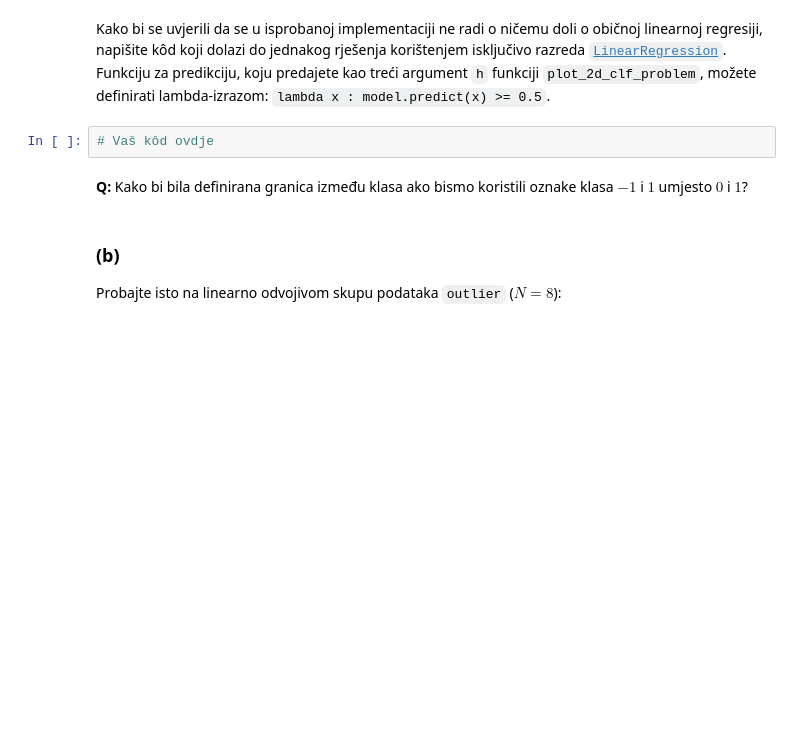
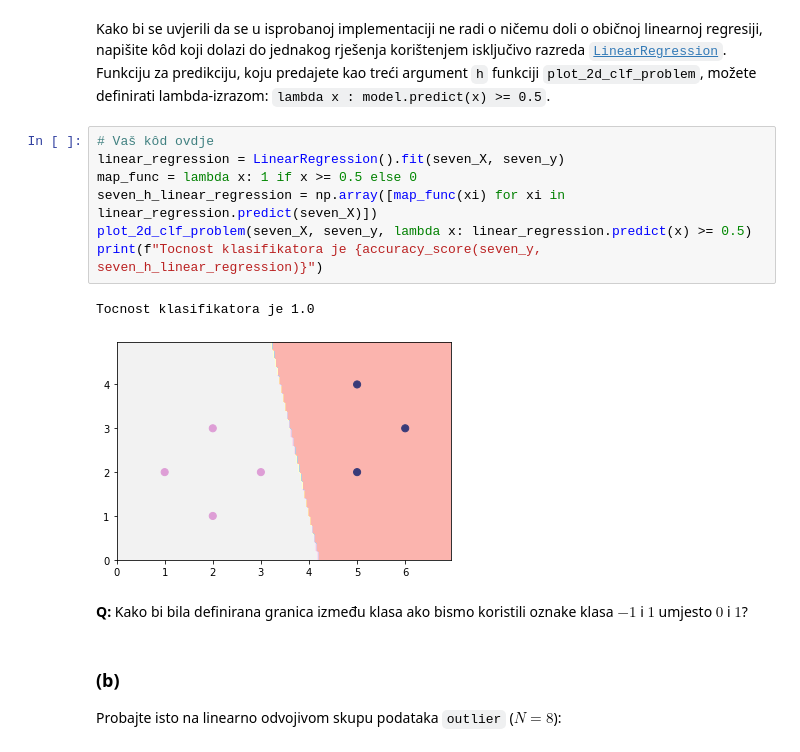
Before and after one commit to dbrcina/SU-FER-2020-21, a Jupyter notebook: SU-2020-LAB02-0036506587.ipynb, the cells around one changed output. Cells and saved outputs as stored; diff of their text form; blank space fills up the shorter version.

```diff
--- a/SU-2020-LAB02-0036506587.ipynb
+++ b/SU-2020-LAB02-0036506587.ipynb
@@ -88,7 +98,15 @@ seven_y = np.array([1, 1, 1, 1, 0, 0, 0])
 # %% [markdown]
 Kako bi se uvjerili da se u isprobanoj implementaciji ne radi o ničemu doli o običnoj linearnoj regresiji, napišite kôd koji dolazi do jednakog rješenja korištenjem isključivo razreda [`LinearRegression`](http://scikit-learn.org/stable/modules/generated/sklearn.linear_model.LinearRegression.html). Funkciju za predikciju, koju predajete kao treći argument `h` funkciji `plot_2d_clf_problem`, možete definirati lambda-izrazom: `lambda x : model.predict(x) >= 0.5`.
-# %%
-# Vaš kôd ovdje
+# %%
+# Vaš kôd ovdje
+linear_regression = LinearRegression().fit(seven_X, seven_y)
+map_func = lambda x: 1 if x >= 0.5 else 0
+seven_h_linear_regression = np.array([map_func(xi) for xi in linear_regression.predict(seven_X)])
+plot_2d_clf_problem(seven_X, seven_y, lambda x: linear_regression.predict(x) >= 0.5)
+print(f"Tocnost klasifikatora je {accuracy_score(seven_y, seven_h_linear_regression)}")
+# %% [output]
+Tocnost klasifikatora je 1.0
+[figure, added]
 # %% [markdown]
 **Q:** Kako bi bila definirana granica između klasa ako bismo koristili oznake klasa $-1$ i $1$ umjesto $0$ i $1$?
 # %% [markdown]
```
Also changed, not shown: parts of 12 cells of this notebook.
